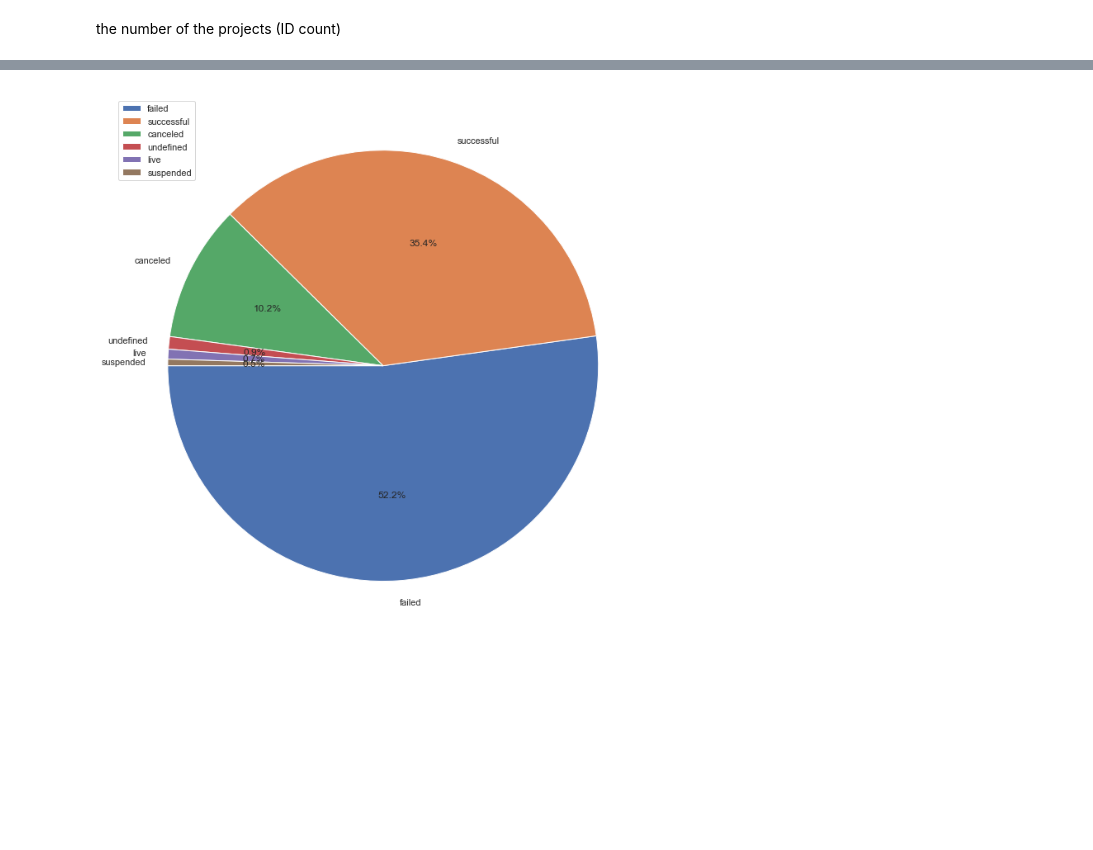
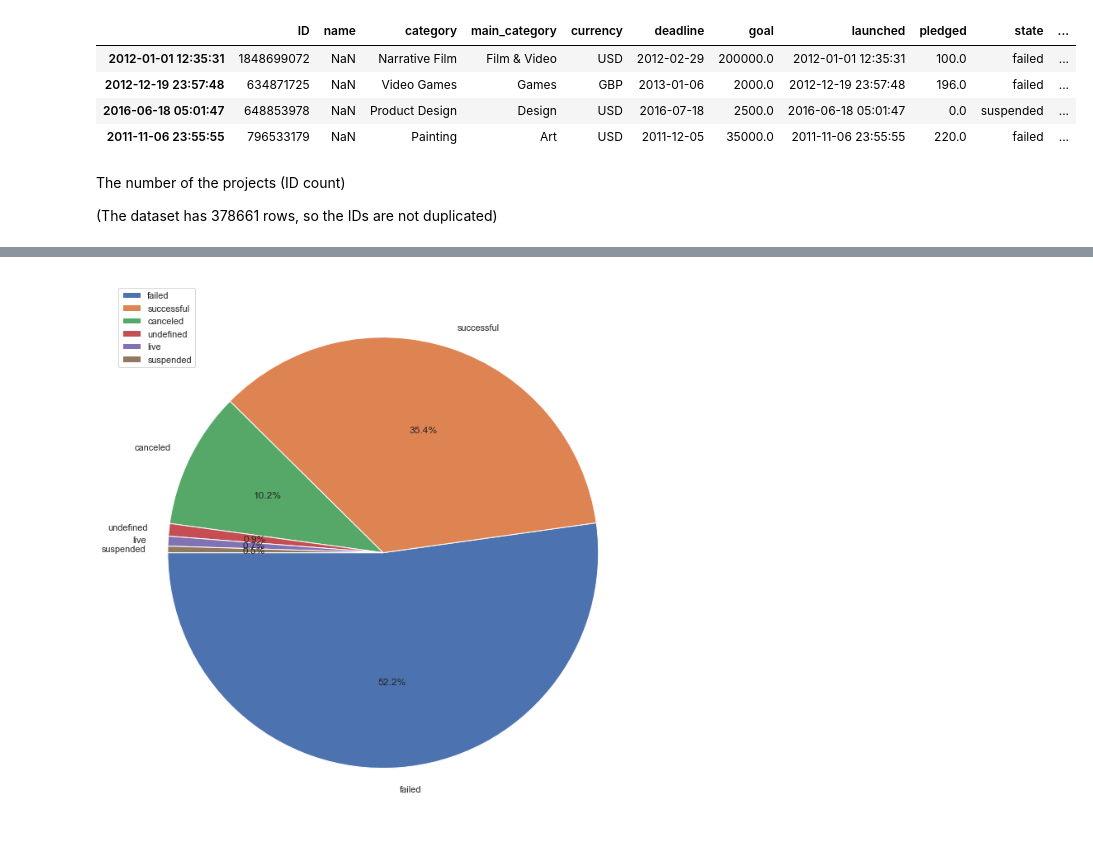
Before and after one commit to yukinagae/kaggle-kickstarter-projects, a Jupyter notebook: eda.ipynb, the cells around one changed output, grey strips where cells are left out. Cells and saved outputs as stored; diff of their text form; code cells hidden in the pictures; blank space fills up the shorter version.

```diff
--- a/eda.ipynb
+++ b/eda.ipynb
@@ -66,5 +146,15 @@ summary.summary()
+# %%
+df[df.name.isna()]
+# %% [output]
+|  | ID | name | category | main_category | currency | deadline | goal | launched | pledged | state | ... |
+| 2012-01-01 12:35:31 | 1848699072 | NaN | Narrative Film | Film & Video | USD | 2012-02-29 | 200000.0 | 2012-01-01 12:35:31 | 100.0 | failed | ... |
+| 2012-12-19 23:57:48 | 634871725 | NaN | Video Games | Games | GBP | 2013-01-06 | 2000.0 | 2012-12-19 23:57:48 | 196.0 | failed | ... |
+| 2016-06-18 05:01:47 | 648853978 | NaN | Product Design | Design | USD | 2016-07-18 | 2500.0 | 2016-06-18 05:01:47 | 0.0 | suspended | ... |
+| 2011-11-06 23:55:55 | 796533179 | NaN | Painting | Art | USD | 2011-12-05 | 35000.0 | 2011-11-06 23:55:55 | 220.0 | failed | ... |
 # %% [markdown]
-the number of the projects (ID count)
+The number of the projects (ID count)
+
+(The dataset has 378661 rows, so the IDs are not duplicated)
 # %%
 df.ID.nunique()
 # %% [output]
```
Also changed, not shown: parts of 87 cells of this notebook.
